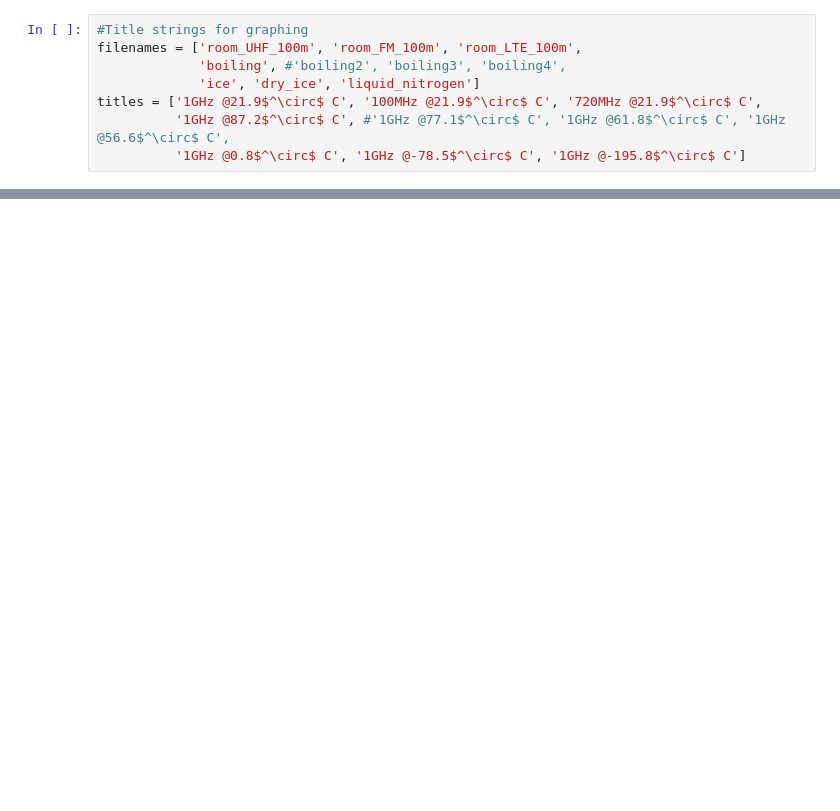
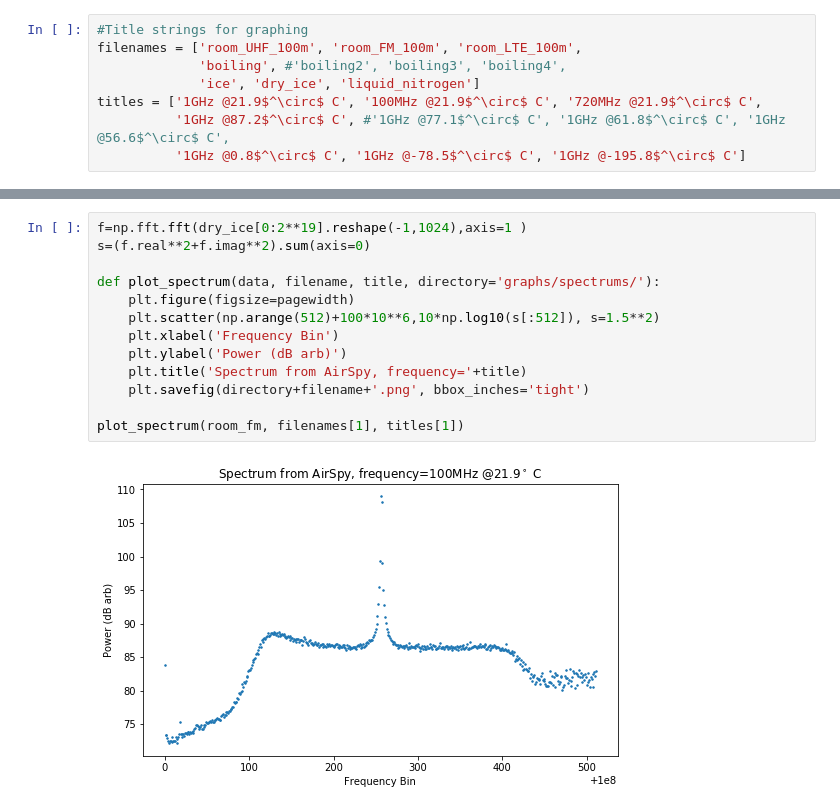
Before and after one commit to hansenjiang/AST326, a Jupyter notebook: 2/single.ipynb, the cells around one changed output, grey strips where cells are left out. Cells and saved outputs as stored; diff of their text form; blank space fills up the shorter version.

```diff
--- a/2/single.ipynb
+++ b/2/single.ipynb
@@ -152,0 +180,15 @@ Wall time: 18.1 s
+# %%
+f=np.fft.fft(dry_ice[0:2**19].reshape(-1,1024),axis=1 )
+s=(f.real**2+f.imag**2).sum(axis=0)
+
+def plot_spectrum(data, filename, title, directory='graphs/spectrums/'):
+    plt.figure(figsize=pagewidth)
+    plt.scatter(np.arange(512)+100*10**6,10*np.log10(s[:512]), s=1.5**2)
+    plt.xlabel('Frequency Bin')
+    plt.ylabel('Power (dB arb)')
+    plt.title('Spectrum from AirSpy, frequency='+title)
+    plt.savefig(directory+filename+'.png', bbox_inches='tight')
+
+plot_spectrum(room_fm, filenames[1], titles[1])
+# %% [output]
+[figure, added]
```
Also changed, not shown: parts of 9 cells of this notebook.
